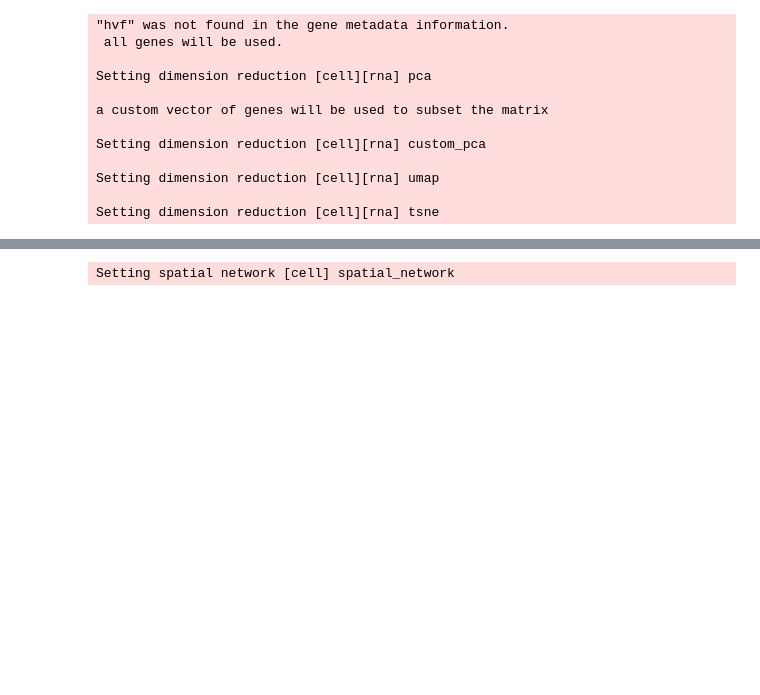
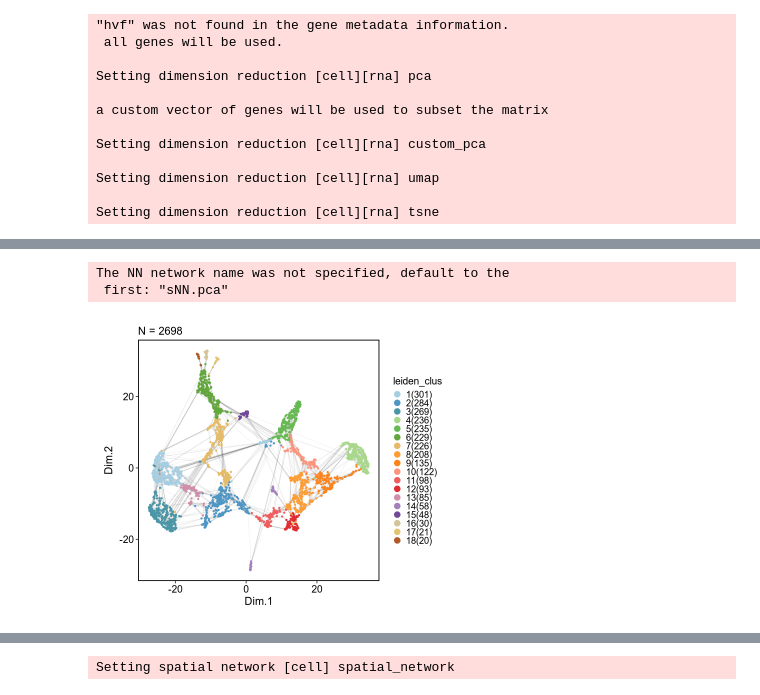
Before and after one commit to pwwang/scplotter, a Jupyter notebook: notebooks/spatial/Giotto.Visium.ipynb, the cells around one changed output, grey strips where cells are left out. Cells and saved outputs as stored; diff of their text form; code cells hidden in the pictures; blank space fills up the shorter version.

```diff
--- a/notebooks/spatial/Giotto.Visium.ipynb
+++ b/notebooks/spatial/Giotto.Visium.ipynb
@@ -212,0 +223,8 @@ Setting dimension reduction [cell][rna] tsne
+# %%
+options(repr.plot.width = 6, repr.plot.height = 5)
+
+CellDimPlot(visium_brain, group_by = "leiden_clus", reduction = "umap", graph = TRUE)
+# %% [output]
+The NN network name was not specified, default to the
+ first: "sNN.pca"
+[figure, added]
```
Also changed, not shown: parts of 5 cells of this notebook, 23 other files.
